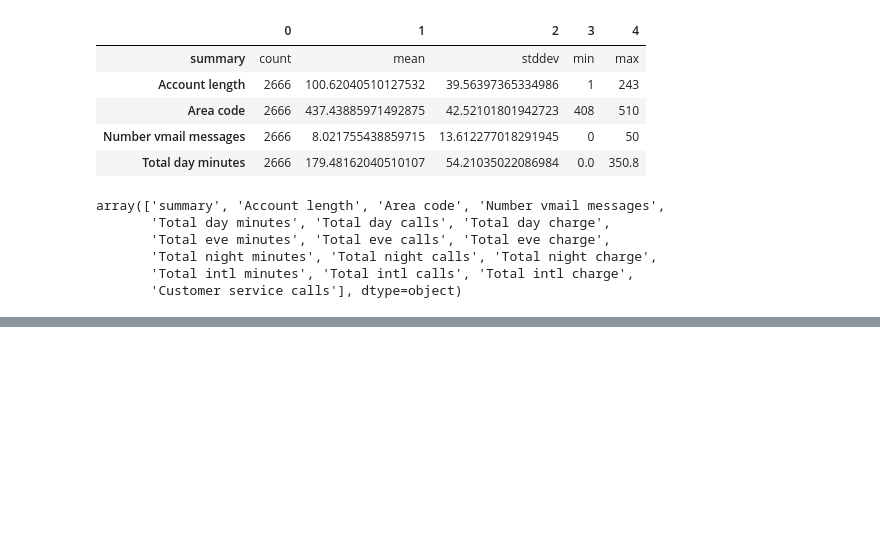
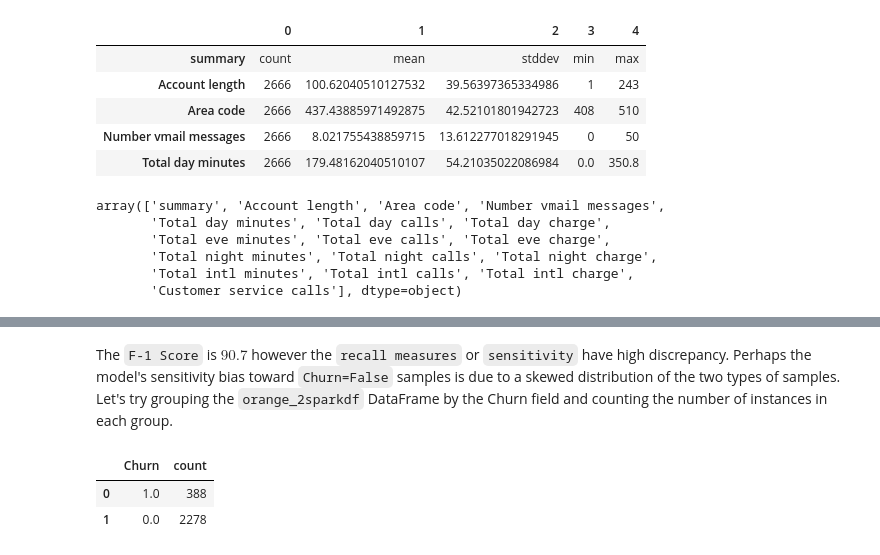
Before and after one commit to RichardAfolabi/Realtime-Data-Analytics-Using-Spark, a Jupyter notebook: Analyzing Orange Telecoms Customer Churn Dataset.ipynb, the cells around one changed output, grey strips where cells are left out. Saved outputs shown, nothing was run; the diff lists cells and outputs as text; code cells hidden in the pictures; blank space fills up the shorter version.

```diff
--- a/Analyzing Orange Telecoms Customer Churn Dataset.ipynb
+++ b/Analyzing Orange Telecoms Customer Churn Dataset.ipynb
@@ -103,0 +142,3 @@ Index([u'Account length', u'Area code', u'Number vmail messages',
+# %%
+orange_2sparkdf = sqlContext.createDataFrame(orange_df)
+orange_2sparkdf.take(2)
@@ -103,0 +258,8 @@ Index([u'Account length', u'Area code', u'Number vmail messages',
+# %% [markdown]
+The `F-1 Score` is $90.7%$ however the `recall measures` or `sensitivity` have high discrepancy. Perhaps the model's sensitivity bias toward `Churn=False` samples is due to a skewed distribution of the two types of samples. Let's try grouping the `orange_2sparkdf` DataFrame by the Churn field and counting the number of instances in each group.
+# %%
+orange_2sparkdf.groupBy('Churn').count().toPandas()
+# %% [output]
+|  | Churn | count |
+| 0 | 1.0 | 388 |
+| 1 | 0.0 | 2278 |
```
Also changed, not shown: parts of 22 cells of this notebook, 9 other files.
